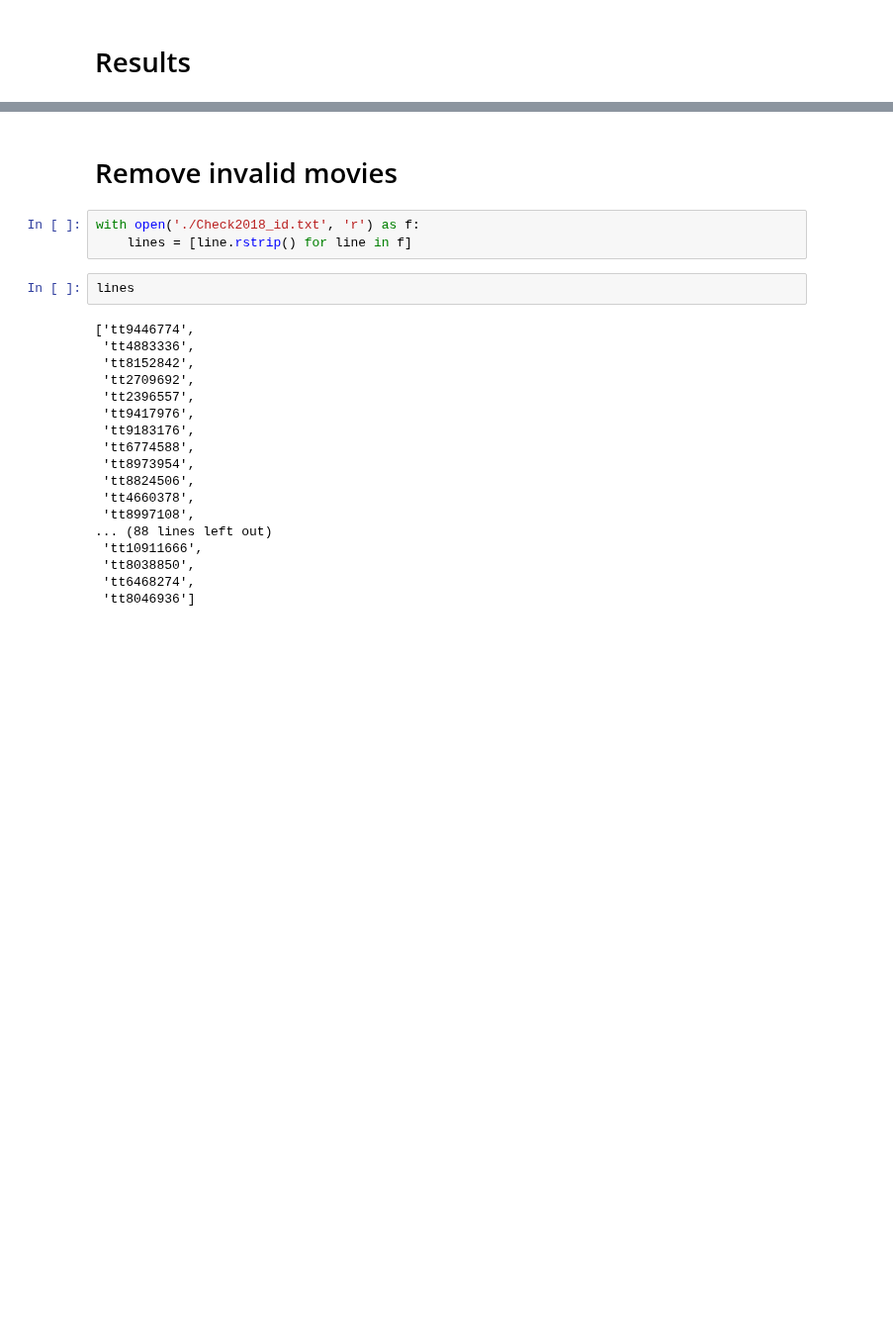
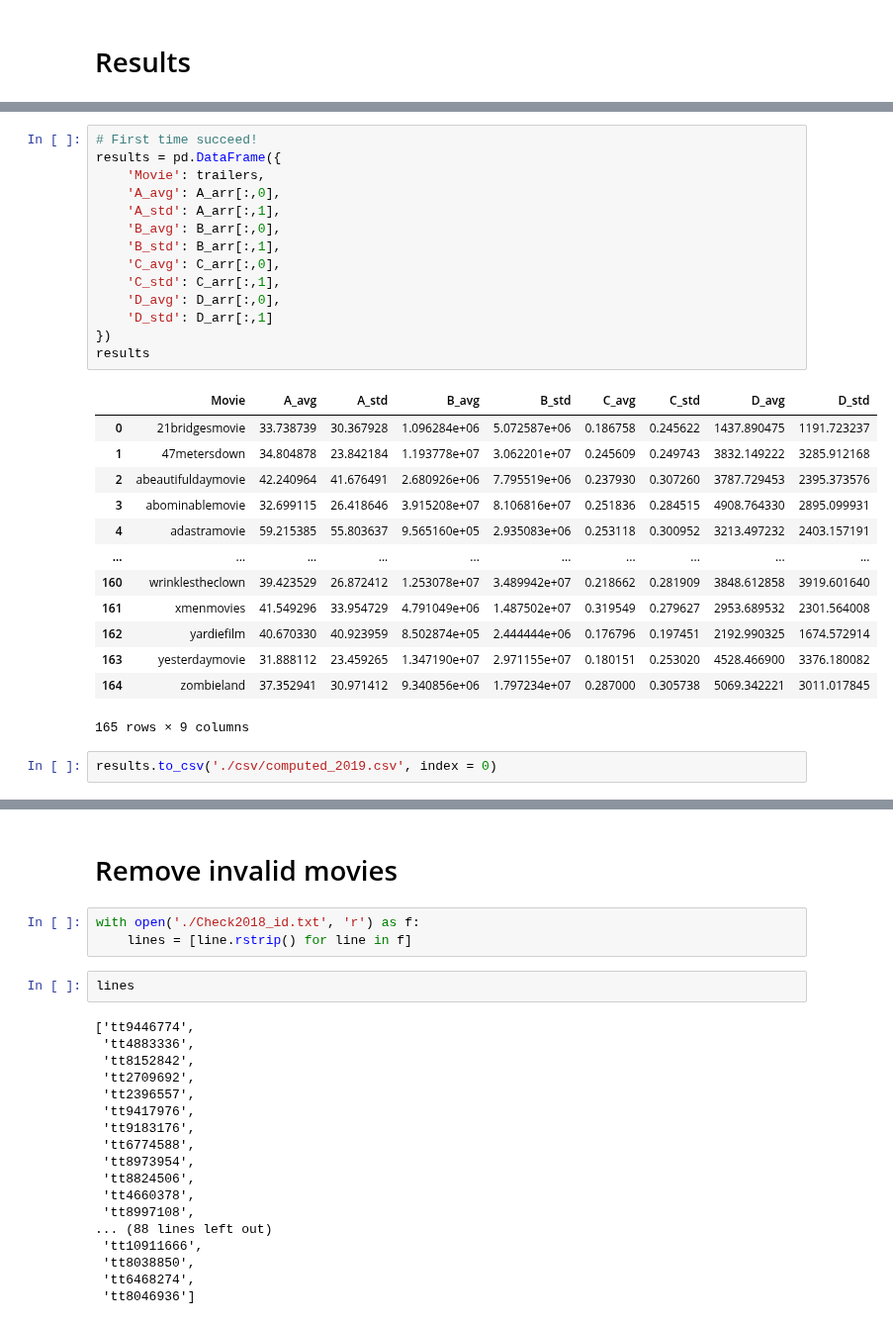
Before and after one commit to arrowill74/GPUbackup, a Jupyter notebook: Video/ComputableFeatures.ipynb, the cells around one changed output, grey strips where cells are left out. Shown at 99% size. Saved outputs shown, nothing was run; the diff lists cells and outputs as text; blank space fills up the shorter version.

```diff
--- a/Video/ComputableFeatures.ipynb
+++ b/Video/ComputableFeatures.ipynb
@@ -251 +333,31 @@ print(A_arr.shape, B_arr.shape, C_arr.shape, D_arr.shape)
+# %%
+# First time succeed!
+results = pd.DataFrame({
+    'Movie': trailers,
+    'A_avg': A_arr[:,0],
+    'A_std': A_arr[:,1],
+    'B_avg': B_arr[:,0],
+    'B_std': B_arr[:,1],
+    'C_avg': C_arr[:,0],
+    'C_std': C_arr[:,1],
+    'D_avg': D_arr[:,0],
+    'D_std': D_arr[:,1]
+})
+results
+# %% [output]
+|  | Movie | A_avg | A_std | B_avg | B_std | C_avg | C_std | D_avg | D_std |
+| 0 | 21bridgesmovie | 33.738739 | 30.367928 | 1.096284e+06 | 5.072587e+06 | 0.186758 | 0.245622 | 1437.890475 | 1191.723237 |
+| 1 | 47metersdown | 34.804878 | 23.842184 | 1.193778e+07 | 3.062201e+07 | 0.245609 | 0.249743 | 3832.149222 | 3285.912168 |
+| 2 | abeautifuldaymovie | 42.240964 | 41.676491 | 2.680926e+06 | 7.795519e+06 | 0.237930 | 0.307260 | 3787.729453 | 2395.373576 |
+| 3 | abominablemovie | 32.699115 | 26.418646 | 3.915208e+07 | 8.106816e+07 | 0.251836 | 0.284515 | 4908.764330 | 2895.099931 |
+| 4 | adastramovie | 59.215385 | 55.803637 | 9.565160e+05 | 2.935083e+06 | 0.253118 | 0.300952 | 3213.497232 | 2403.157191 |
+| ... | ... | ... | ... | ... | ... | ... | ... | ... | ... |
+| 160 | wrinklestheclown | 39.423529 | 26.872412 | 1.253078e+07 | 3.489942e+07 | 0.218662 | 0.281909 | 3848.612858 | 3919.601640 |
+| 161 | xmenmovies | 41.549296 | 33.954729 | 4.791049e+06 | 1.487502e+07 | 0.319549 | 0.279627 | 2953.689532 | 2301.564008 |
+| 162 | yardiefilm | 40.670330 | 40.923959 | 8.502874e+05 | 2.444444e+06 | 0.176796 | 0.197451 | 2192.990325 | 1674.572914 |
+| 163 | yesterdaymovie | 31.888112 | 23.459265 | 1.347190e+07 | 2.971155e+07 | 0.180151 | 0.253020 | 4528.466900 | 3376.180082 |
+| 164 | zombieland | 37.352941 | 30.971412 | 9.340856e+06 | 1.797234e+07 | 0.287000 | 0.305738 | 5069.342221 | 3011.017845 |
+165 rows × 9 columns
+# %%
+results.to_csv('./csv/computed_2019.csv', index = 0)
 # %%
```
Also changed, not shown: parts of 16 cells of this notebook, 16 other files.
